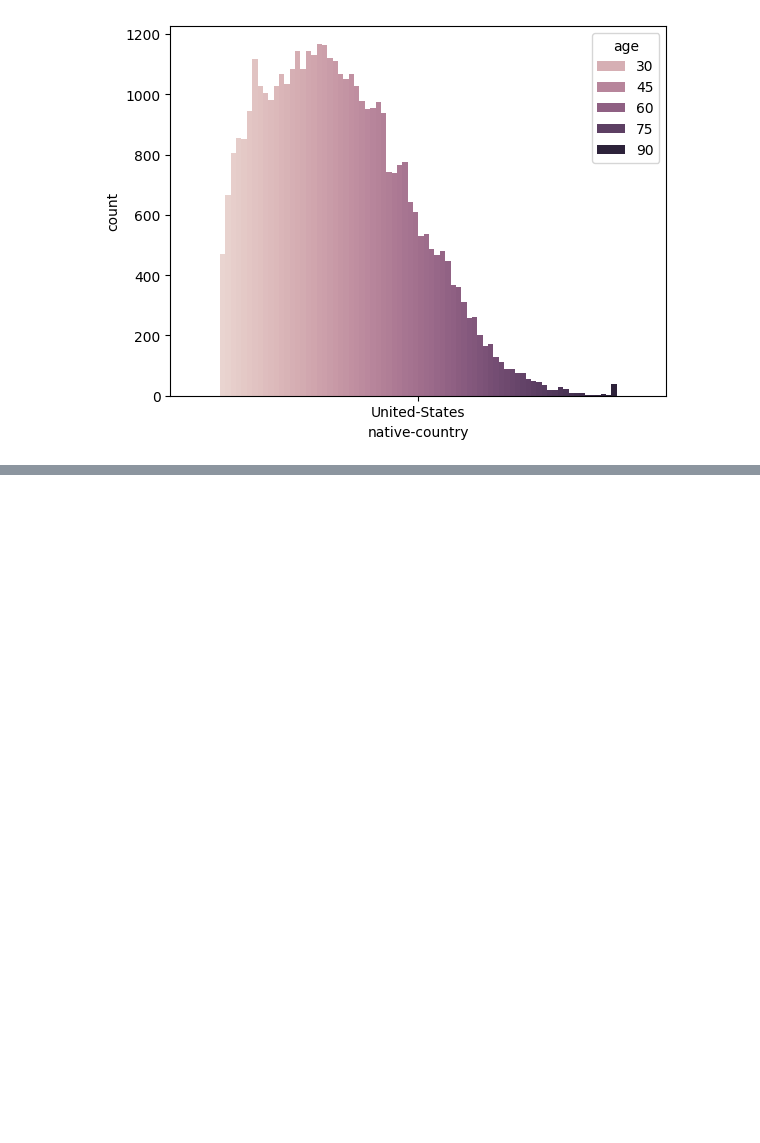
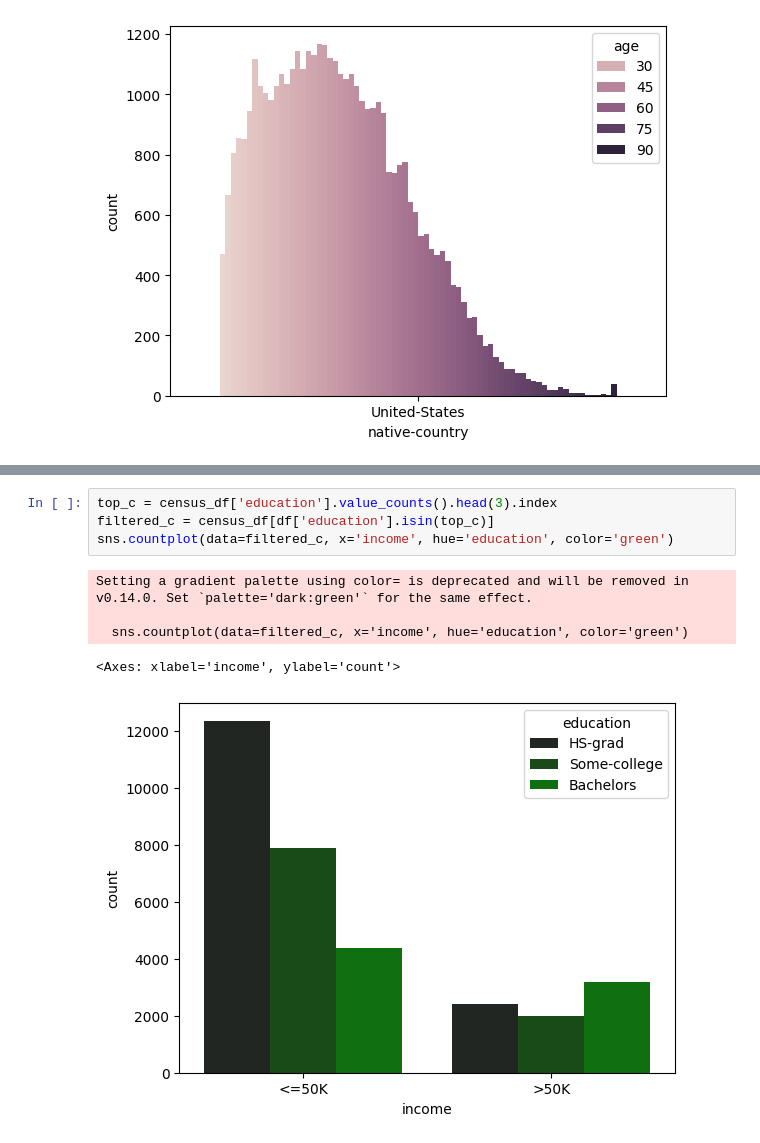
Before and after one commit to kodards/Census-DS-Project, a Jupyter notebook: census.ipynb, the cells around one changed output, grey strips where cells are left out. Cells and saved outputs as stored; diff of their text form; blank space fills up the shorter version.

```diff
--- a/census.ipynb
+++ b/census.ipynb
@@ -222,0 +262,10 @@ sns.countplot(data=filtered_b, x='native-country', hue='age')
+# %%
+top_c = census_df['education'].value_counts().head(3).index
+filtered_c = census_df[df['education'].isin(top_c)]
+sns.countplot(data=filtered_c, x='income', hue='education', color='green')
+# %% [output]
+Setting a gradient palette using color= is deprecated and will be removed in v0.14.0. Set `palette='dark:green'` for the same effect.
+
+  sns.countplot(data=filtered_c, x='income', hue='education', color='green')
+<Axes: xlabel='income', ylabel='count'>
+[figure, added]
```
Also changed, not shown: parts of 4 cells of this notebook.
